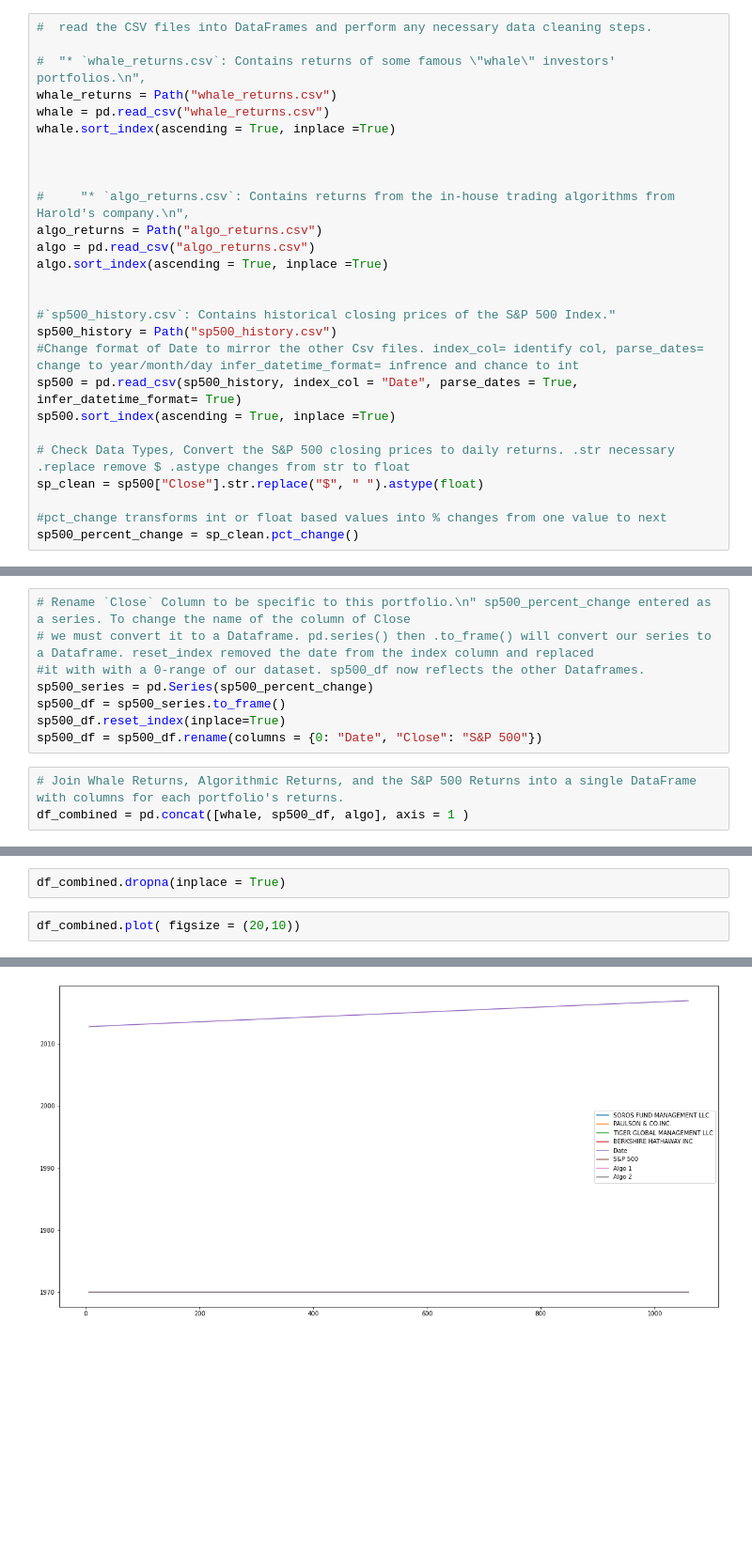
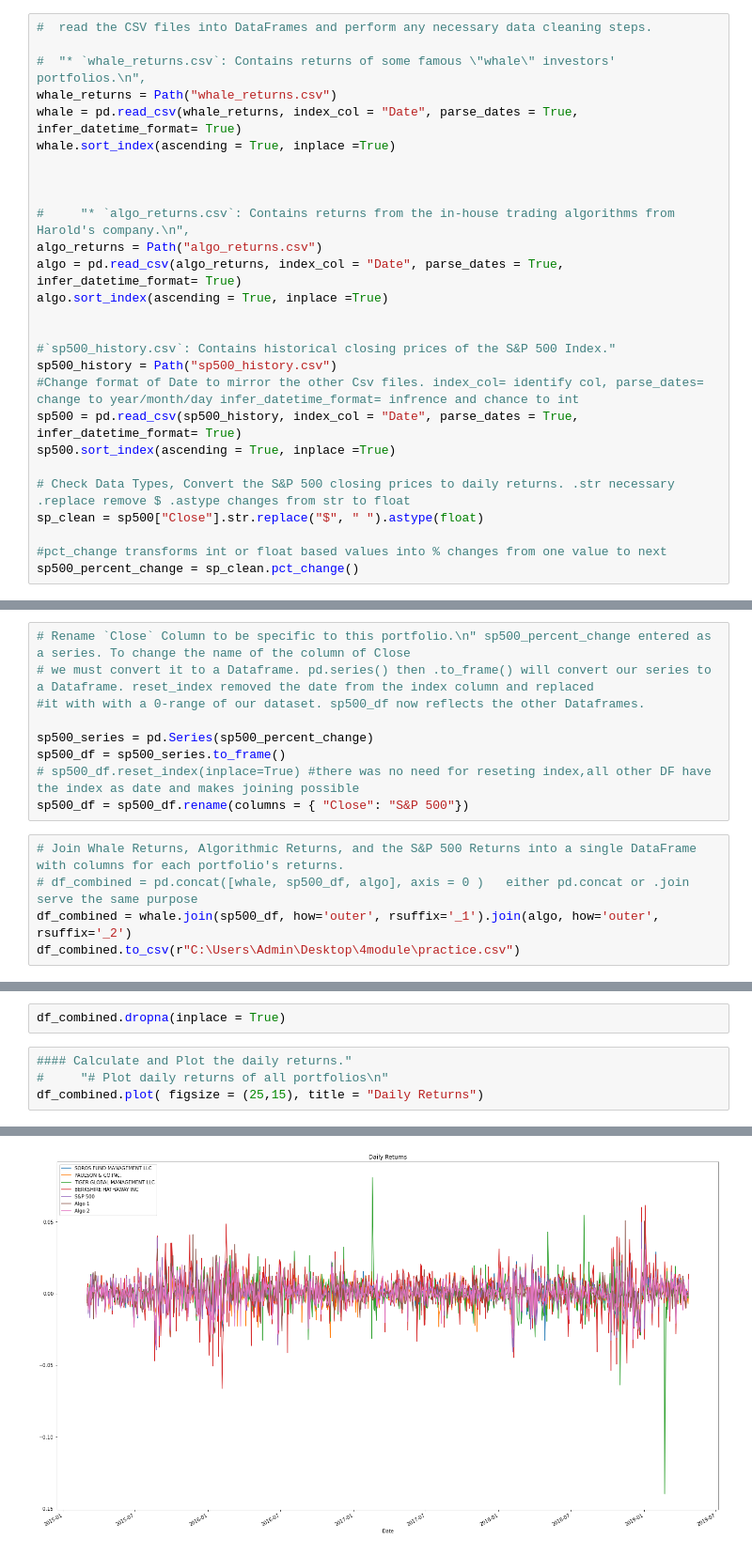
Before and after one commit to seldomwind/stockanalysis-portfolio, a Jupyter notebook: data_analysis.ipynb, the cells around one changed output, grey strips where cells are left out. Shown: that part at 94% size. Saved outputs shown, nothing was run; the diff lists cells and outputs as text; blank space fills up the shorter version.

```diff
--- a/data_analysis.ipynb
+++ b/data_analysis.ipynb
@@ -12,14 +15,14 @@ from pathlib import Path
 
 #  "* `whale_returns.csv`: Contains returns of some famous \"whale\" investors' portfolios.\n",
 whale_returns = Path("whale_returns.csv")
-whale = pd.read_csv("whale_returns.csv")
+whale = pd.read_csv(whale_returns, index_col = "Date", parse_dates = True,  infer_datetime_format= True)
 whale.sort_index(ascending = True, inplace =True)
 
 
 
 #     "* `algo_returns.csv`: Contains returns from the in-house trading algorithms from Harold's company.\n",
 algo_returns = Path("algo_returns.csv")
-algo = pd.read_csv("algo_returns.csv")
+algo = pd.read_csv(algo_returns, index_col = "Date", parse_dates = True,  infer_datetime_format= True)
 algo.sort_index(ascending = True, inplace =True)
 
 
@@ -46,11 +49,14 @@ sp500_percent_change.dropna(inplace = True)
 # Rename `Close` Column to be specific to this portfolio.\n" sp500_percent_change entered as a series. To change the name of the column of Close
 # we must convert it to a Dataframe. pd.series() then .to_frame() will convert our series to a Dataframe. reset_index removed the date from the index column and replaced
 #it with with a 0-range of our dataset. sp500_df now reflects the other Dataframes.
+
 sp500_series = pd.Series(sp500_percent_change)
 sp500_df = sp500_series.to_frame()
-sp500_df.reset_index(inplace=True)
-sp500_df = sp500_df.rename(columns = {0: "Date", "Close": "S&P 500"})
+# sp500_df.reset_index(inplace=True) #there was no need for reseting index,all other DF have the index as date and makes joining possible
+sp500_df = sp500_df.rename(columns = { "Close": "S&P 500"})
 # %%
 # Join Whale Returns, Algorithmic Returns, and the S&P 500 Returns into a single DataFrame with columns for each portfolio's returns.
-df_combined = pd.concat([whale, sp500_df, algo], axis = 1 )
+# df_combined = pd.concat([whale, sp500_df, algo], axis = 0 )   either pd.concat or .join serve the same purpose
+df_combined = whale.join(sp500_df, how='outer', rsuffix='_1').join(algo, how='outer', rsuffix='_2')
+df_combined.to_csv(r"C:\Users\Admin\Desktop\4module\practice.csv")
 # %%
@@ -76,5 +64,7 @@ print(df_combined)
 # %%
 df_combined.dropna(inplace = True)
 # %%
-df_combined.plot( figsize = (20,10))
+#### Calculate and Plot the daily returns."
+#     "# Plot daily returns of all portfolios\n"
+df_combined.plot( figsize = (25,15), title = "Daily Returns")
 # %% [output]
@@ -82 +72 @@ df_combined.plot( figsize = (20,10))
-[figure, old version]
+[figure, new version]
```
Also changed, not shown: parts of 15 cells of this notebook, 1 other file.
